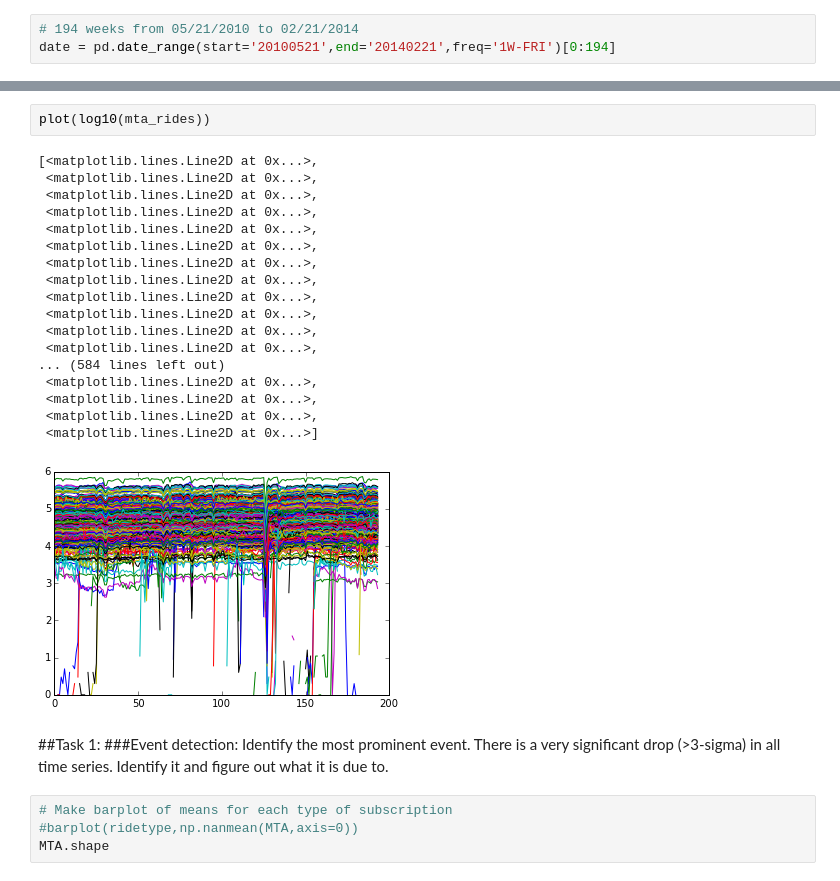
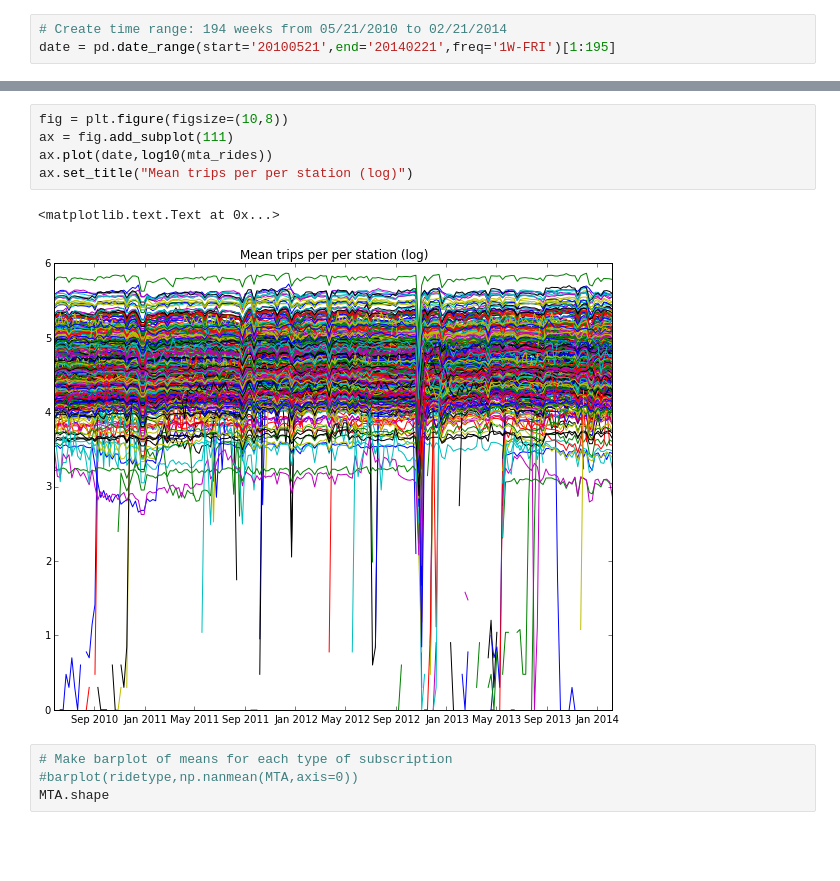
Before and after one commit to sarangof/PUI2015_sarangof, a Jupyter notebook: HW6/HW6 Sara Arango.ipynb, the cells around one changed output, grey strips where cells are left out. Cells and saved outputs as stored; diff of their text form; blank space fills up the shorter version.

```diff
--- a/HW6/HW6 Sara Arango.ipynb
+++ b/HW6/HW6 Sara Arango.ipynb
@@ -22,6 +22,6 @@ ridetype = np.array(['10t', '14d', '1d', '2t', '30d', '7d', 'ada', 'afas', 'exp'
             'ff','mc','mr','month','rfm','rr','sen','spec','tcmc','t',
             'umlim','xbus','stud'])
 # %%
-# 194 weeks from 05/21/2010 to 02/21/2014
-date = pd.date_range(start='20100521',end='20140221',freq='1W-FRI')[0:194]
+# Create time range: 194 weeks from 05/21/2010 to 02/21/2014
+date = pd.date_range(start='20100521',end='20140221',freq='1W-FRI')[1:195]
 # %%
@@ -56,27 +45,11 @@ plot(log10(mta_mean))
-# %%
-plot(log10(mta_rides))
-# %% [output]
-[<matplotlib.lines.Line2D at 0x...>,
- <matplotlib.lines.Line2D at 0x...>,
- <matplotlib.lines.Line2D at 0x...>,
- <matplotlib.lines.Line2D at 0x...>,
- <matplotlib.lines.Line2D at 0x...>,
- <matplotlib.lines.Line2D at 0x...>,
- <matplotlib.lines.Line2D at 0x...>,
- <matplotlib.lines.Line2D at 0x...>,
- <matplotlib.lines.Line2D at 0x...>,
- <matplotlib.lines.Line2D at 0x...>,
- <matplotlib.lines.Line2D at 0x...>,
- <matplotlib.lines.Line2D at 0x...>,
-... (584 lines left out)
- <matplotlib.lines.Line2D at 0x...>,
- <matplotlib.lines.Line2D at 0x...>,
- <matplotlib.lines.Line2D at 0x...>,
- <matplotlib.lines.Line2D at 0x...>]
-[figure, removed]
-# %% [markdown]
-##Task 1:
-###Event detection: Identify the most prominent event. There is a very significant drop (>3-sigma) in all time series. Identify it and figure out what it is due to.
+# %%
+fig = plt.figure(figsize=(10,8))
+ax = fig.add_subplot(111)
+ax.plot(date,log10(mta_rides))
+ax.set_title("Mean trips per per station (log)")
+# %% [output]
+<matplotlib.text.Text at 0x...>
+[figure, added]
 # %%
 # Make barplot of means for each type of subscription
 #barplot(ridetype,np.nanmean(MTA,axis=0))
```
Also changed, not shown: parts of 36 cells of this notebook.
